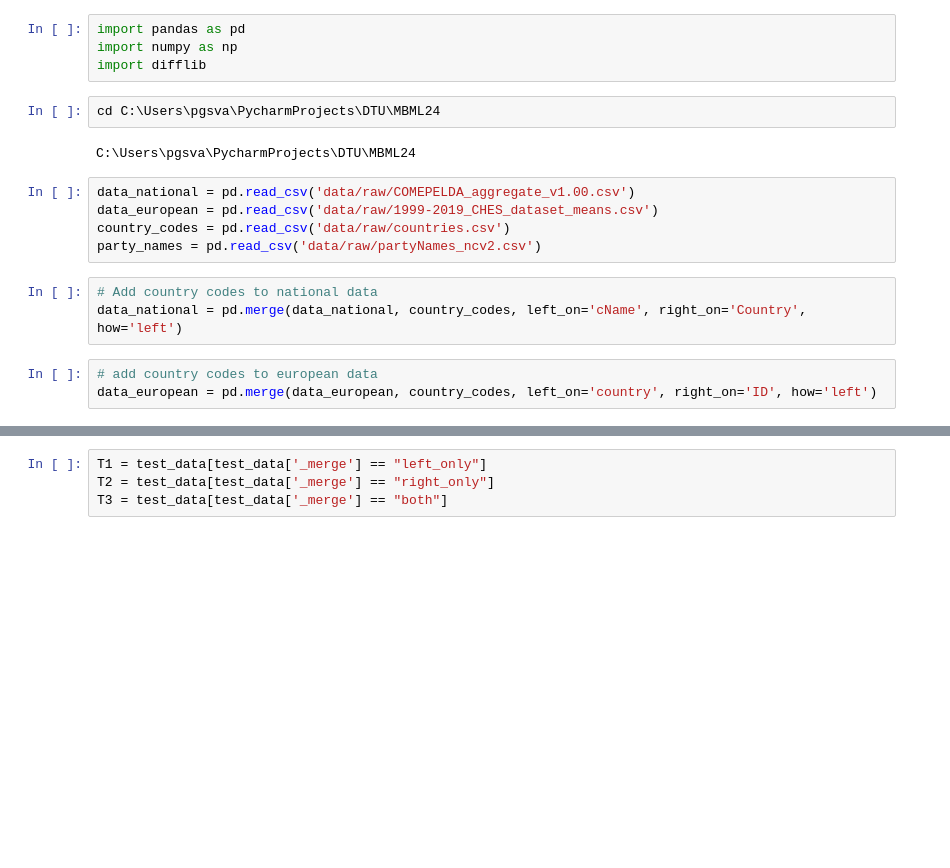
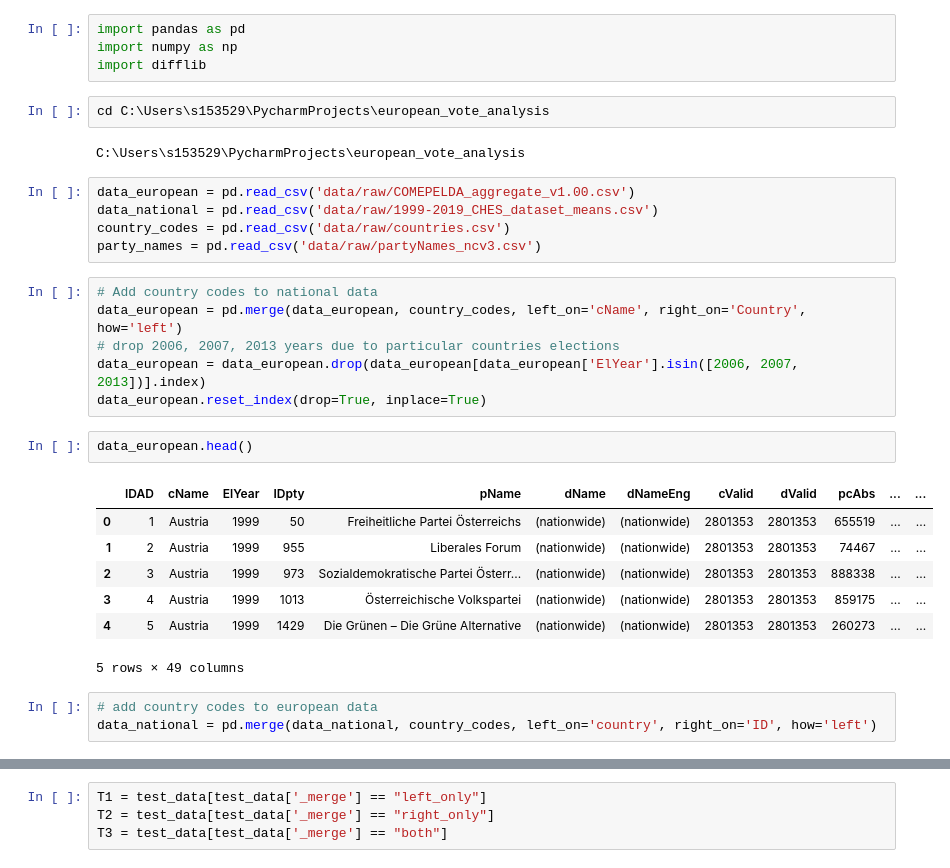
Before and after one commit to Drodriguez-9/european_vote_analysis, a Jupyter notebook: src/data/preprocess.ipynb, the cells around one changed output, grey strips where cells are left out. Drawn from its saved outputs; the diff is of its cells as text; blank space fills up the shorter version.

```diff
--- a/src/data/preprocess.ipynb
+++ b/src/data/preprocess.ipynb
@@ -3,17 +3,30 @@ import pandas as pd
 import numpy as np
 import difflib
 # %%
-cd C:\Users\pgsva\PycharmProjects\DTU\MBML24
+cd C:\Users\s153529\PycharmProjects\european_vote_analysis
 # %% [output]
-C:\Users\pgsva\PycharmProjects\DTU\MBML24
+C:\Users\s153529\PycharmProjects\european_vote_analysis
 # %%
-data_national = pd.read_csv('data/raw/COMEPELDA_aggregate_v1.00.csv')
-data_european = pd.read_csv('data/raw/1999-2019_CHES_dataset_means.csv')
+data_european = pd.read_csv('data/raw/COMEPELDA_aggregate_v1.00.csv')
+data_national = pd.read_csv('data/raw/1999-2019_CHES_dataset_means.csv')
 country_codes = pd.read_csv('data/raw/countries.csv')
-party_names = pd.read_csv('data/raw/partyNames_ncv2.csv')
+party_names = pd.read_csv('data/raw/partyNames_ncv3.csv')
+# %%
+# Add country codes to national data
+data_european = pd.merge(data_european, country_codes, left_on='cName', right_on='Country', how='left')
+# drop 2006, 2007, 2013 years due to particular countries elections
+data_european = data_european.drop(data_european[data_european['ElYear'].isin([2006, 2007, 2013])].index)
+data_european.reset_index(drop=True, inplace=True)
+# %%
+data_european.head()
+# %% [output]
+|  | IDAD | cName | ElYear | IDpty | pName | dName | dNameEng | cValid | dValid | pcAbs | ... | ... |
+| 0 | 1 | Austria | 1999 | 50 | Freiheitliche Partei Österreichs | (nationwide) | (nationwide) | 2801353 | 2801353 | 655519 | ... | ... |
+| 1 | 2 | Austria | 1999 | 955 | Liberales Forum | (nationwide) | (nationwide) | 2801353 | 2801353 | 74467 | ... | ... |
+| 2 | 3 | Austria | 1999 | 973 | Sozialdemokratische Partei Österr... | (nationwide) | (nationwide) | 2801353 | 2801353 | 888338 | ... | ... |
+| 3 | 4 | Austria | 1999 | 1013 | Österreichische Volkspartei | (nationwide) | (nationwide) | 2801353 | 2801353 | 859175 | ... | ... |
+| 4 | 5 | Austria | 1999 | 1429 | Die Grünen – Die Grüne Alternative | (nationwide) | (nationwide) | 2801353 | 2801353 | 260273 | ... | ... |
+5 rows × 49 columns
 # %%
-# Add country codes to national data
-data_national = pd.merge(data_national, country_codes, left_on='cName', right_on='Country', how='left')
+# add country codes to european data
+data_national = pd.merge(data_national, country_codes, left_on='country', right_on='ID', how='left')
-# %%
-# add country codes to european data
-data_european = pd.merge(data_european, country_codes, left_on='country', right_on='ID', how='left')
```
Also changed, not shown: parts of 17 cells of this notebook.
